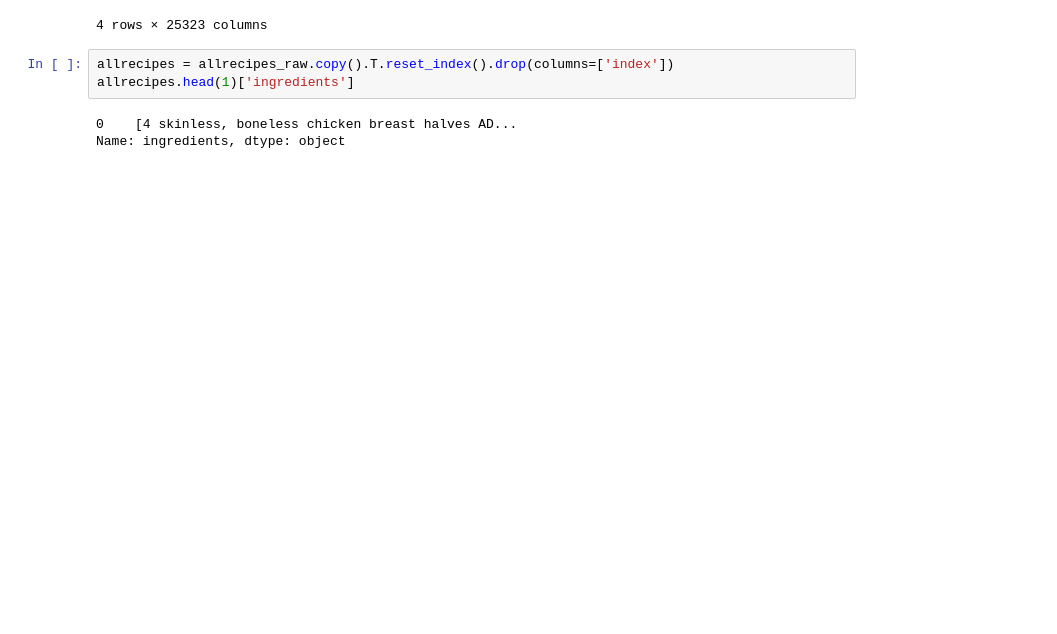
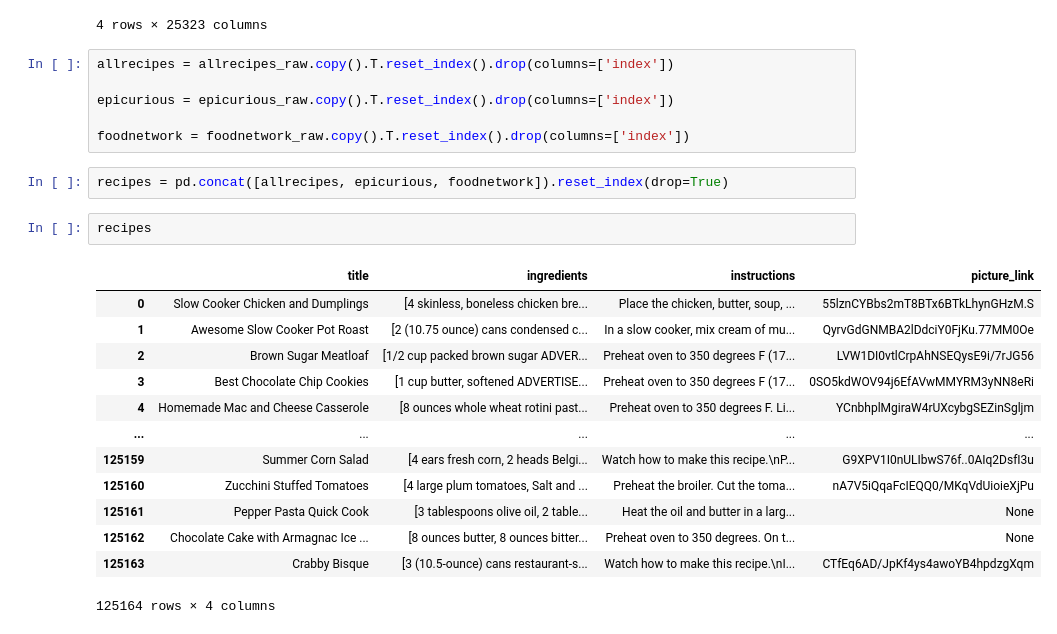
Before and after one commit to version0chiro/BE_Project, a Jupyter notebook: recipeRecomendation/Recipe Recommendation .ipynb, the cells around one changed output. Drawn from its saved outputs; the diff is of its cells as text; blank space fills up the shorter version.

Commit message:
data concat

```diff
--- a/recipeRecomendation/Recipe Recommendation .ipynb
+++ b/recipeRecomendation/Recipe Recommendation .ipynb
@@ -34,9 +34,27 @@ epicurious_raw
 | instructions | Beat the egg whites until stiff, ... | Preheat oven to 400°F. Using smal... | Preheat the oven to 350°F. Spread... | In a food processor blend the Sti... | ... |
 | title | Christmas Eggnog | Veal, Carrot and Chestnut Ragoût | Caramelized Bread Pudding with Ch... | Sherried Stilton and Green Pepper... | ... |
 4 rows × 25323 columns
-# %%
-allrecipes = allrecipes_raw.copy().T.reset_index().drop(columns=['index'])
-allrecipes.head(1)['ingredients']
-# %% [output]
-0    [4 skinless, boneless chicken breast halves AD...
-Name: ingredients, dtype: object
+# %%
+allrecipes = allrecipes_raw.copy().T.reset_index().drop(columns=['index'])
+
+epicurious = epicurious_raw.copy().T.reset_index().drop(columns=['index'])
+
+foodnetwork = foodnetwork_raw.copy().T.reset_index().drop(columns=['index'])
+# %%
+recipes = pd.concat([allrecipes, epicurious, foodnetwork]).reset_index(drop=True)
+# %%
+recipes
+# %% [output]
+|  | title | ingredients | instructions | picture_link |
+| 0 | Slow Cooker Chicken and Dumplings | [4 skinless, boneless chicken bre... | Place the chicken, butter, soup, ... | 55lznCYBbs2mT8BTx6BTkLhynGHzM.S |
+| 1 | Awesome Slow Cooker Pot Roast | [2 (10.75 ounce) cans condensed c... | In a slow cooker, mix cream of mu... | QyrvGdGNMBA2lDdciY0FjKu.77MM0Oe |
+| 2 | Brown Sugar Meatloaf | [1/2 cup packed brown sugar ADVER... | Preheat oven to 350 degrees F (17... | LVW1DI0vtlCrpAhNSEQysE9i/7rJG56 |
+| 3 | Best Chocolate Chip Cookies | [1 cup butter, softened ADVERTISE... | Preheat oven to 350 degrees F (17... | 0SO5kdWOV94j6EfAVwMMYRM3yNN8eRi |
+| 4 | Homemade Mac and Cheese Casserole | [8 ounces whole wheat rotini past... | Preheat oven to 350 degrees F. Li... | YCnbhplMgiraW4rUXcybgSEZinSgljm |
+| ... | ... | ... | ... | ... |
+| 125159 | Summer Corn Salad | [4 ears fresh corn, 2 heads Belgi... | Watch how to make this recipe.\nP... | G9XPV1I0nULIbwS76f..0AIq2DsfI3u |
+| 125160 | Zucchini Stuffed Tomatoes | [4 large plum tomatoes, Salt and ... | Preheat the broiler. Cut the toma... | nA7V5iQqaFcIEQQ0/MKqVdUioieXjPu |
+| 125161 | Pepper Pasta Quick Cook | [3 tablespoons olive oil, 2 table... | Heat the oil and butter in a larg... | None |
+| 125162 | Chocolate Cake with Armagnac Ice ... | [8 ounces butter, 8 ounces bitter... | Preheat oven to 350 degrees. On t... | None |
+| 125163 | Crabby Bisque | [3 (10.5-ounce) cans restaurant-s... | Watch how to make this recipe.\nI... | CTfEq6AD/JpKf4ys4awoYB4hpdzgXqm |
+125164 rows × 4 columns
```
Also changed, not shown: parts of 1 cell of this notebook.
